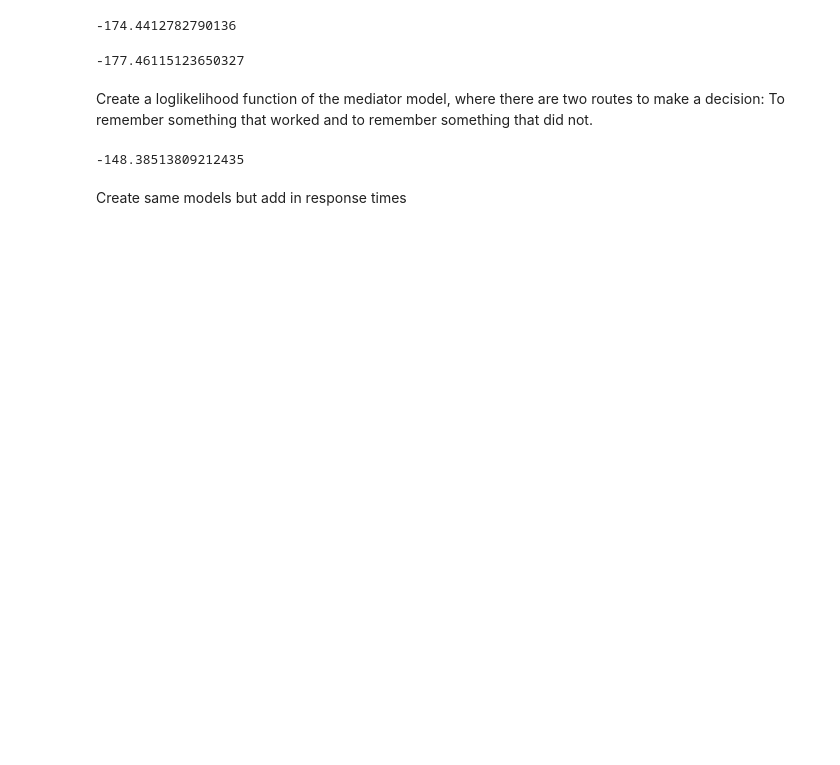
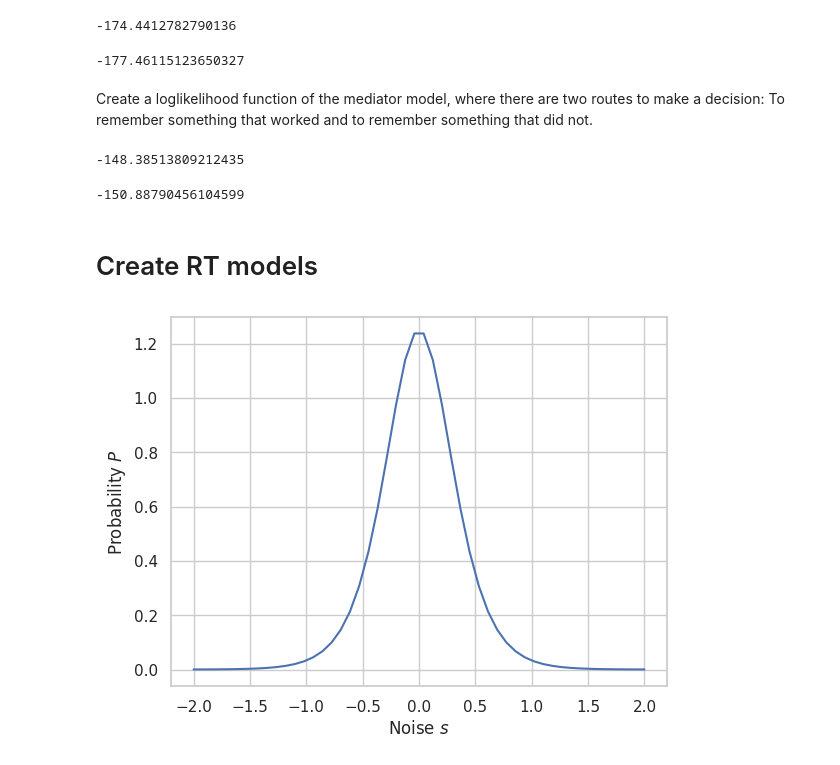
Before and after one commit to bridgetleonard2/ErrorLearning, a Jupyter notebook: LLerror.ipynb, the cells around one changed output. Saved outputs shown, nothing was run; the diff lists cells and outputs as text; code cells hidden in the pictures; blank space fills up the shorter version.

```diff
--- a/LLerror.ipynb
+++ b/LLerror.ipynb
@@ -243,5 +247,3 @@ def LLmed(data, decay, temp):
 LLmed(alldata[alldata.participant == 1001], 0.5, 1)
 # %% [output]
 -148.38513809212435
-# %% [markdown]
-Create same models but add in response times
@@ -251,0 +250,6 @@ def responseTime(activation, k, Ter):
+# %%
+LLmed(alldata[alldata.participant == 1002], 0.5, 1)
+# %% [output]
+-150.88790456104599
+# %% [markdown]
+# Create RT models
@@ -251,0 +259,9 @@ def responseTime(activation, k, Ter):
+# %%
+noise = np.linspace(-2, 2)
+dist = sp.stats.logistic(0, 0.2)
+plt.plot(noise, dist.pdf(noise))
+plt.xlabel("Noise $s$")
+plt.ylabel("Probability $P$")
+plt.show()
+# %% [output]
+[figure, added]
```
Also changed, not shown: parts of 41 cells of this notebook, 2 other files.
